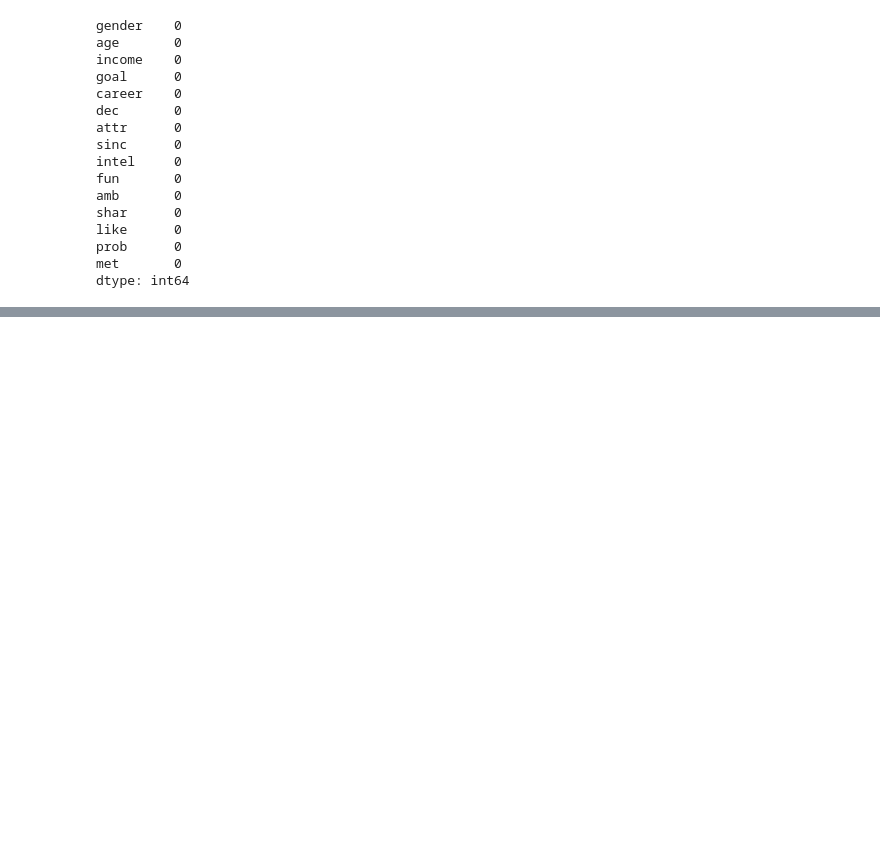
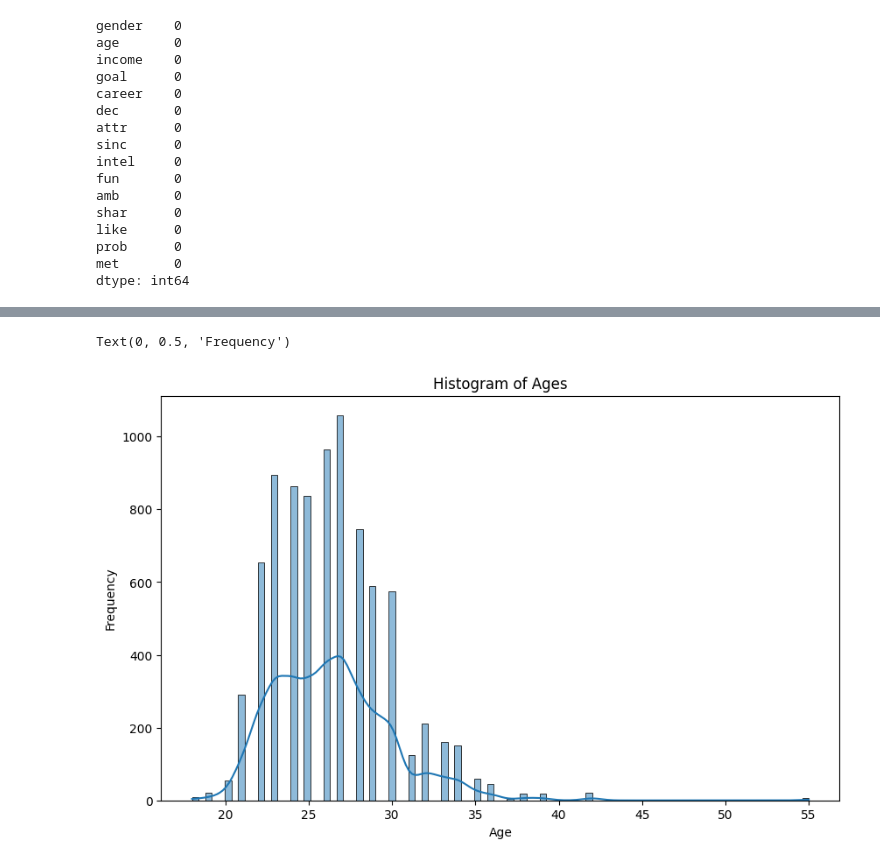
Before and after one commit to anishhgoel/dating_preference_algo, a Jupyter notebook: notebooks/Dating_App_Analysis.ipynb, the cells around one changed output, grey strips where cells are left out. Drawn from its saved outputs; the diff is of its cells as text; code cells hidden in the pictures; blank space fills up the shorter version.

```diff
--- a/notebooks/Dating_App_Analysis.ipynb
+++ b/notebooks/Dating_App_Analysis.ipynb
@@ -202,8 +202,8 @@ mice_imputer = IterativeImputer()
 imputed_data = mice_imputer.fit_transform(data[numeric_columns])
 
 # Convert the imputed data back to a DataFrame and assign back to the original DataFrame
-imputed_data_df = pd.DataFrame(imputed_data, columns=numeric_columns)
-data[numeric_columns] = imputed_data_df[numeric_columns]
+imputed_data_data = pd.DataFrame(imputed_data, columns=numeric_columns)
+data[numeric_columns] = imputed_data_data[numeric_columns]
 
 # Verify no more missing values
 print(data.isnull().sum())
@@ -231,0 +227,13 @@ Index(['gender', 'age', 'income', 'goal', 'career', 'dec', 'attr', 'sinc',
+# %%
+import matplotlib.pyplot as plt
+import seaborn as sns
+
+# Histogram of ages
+plt.figure(figsize = (10,6))
+sns.histplot(data['age'], kde = True)
+plt.title('Histogram of Ages')
+plt.xlabel('Age')
+plt.ylabel('Frequency')
+# %% [output]
+Text(0, 0.5, 'Frequency')
+[figure, added]
```
Also changed, not shown: parts of 14 cells of this notebook.
